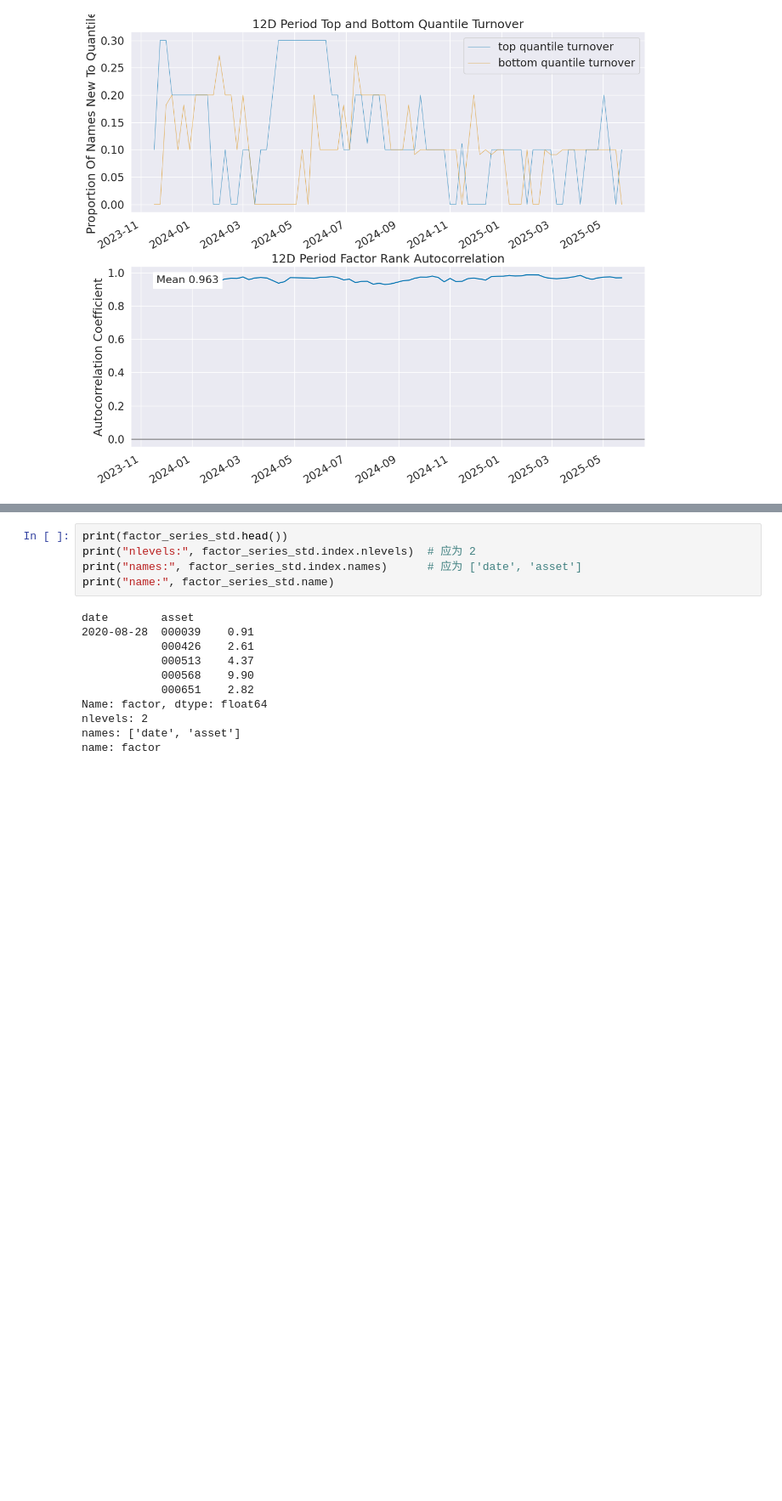
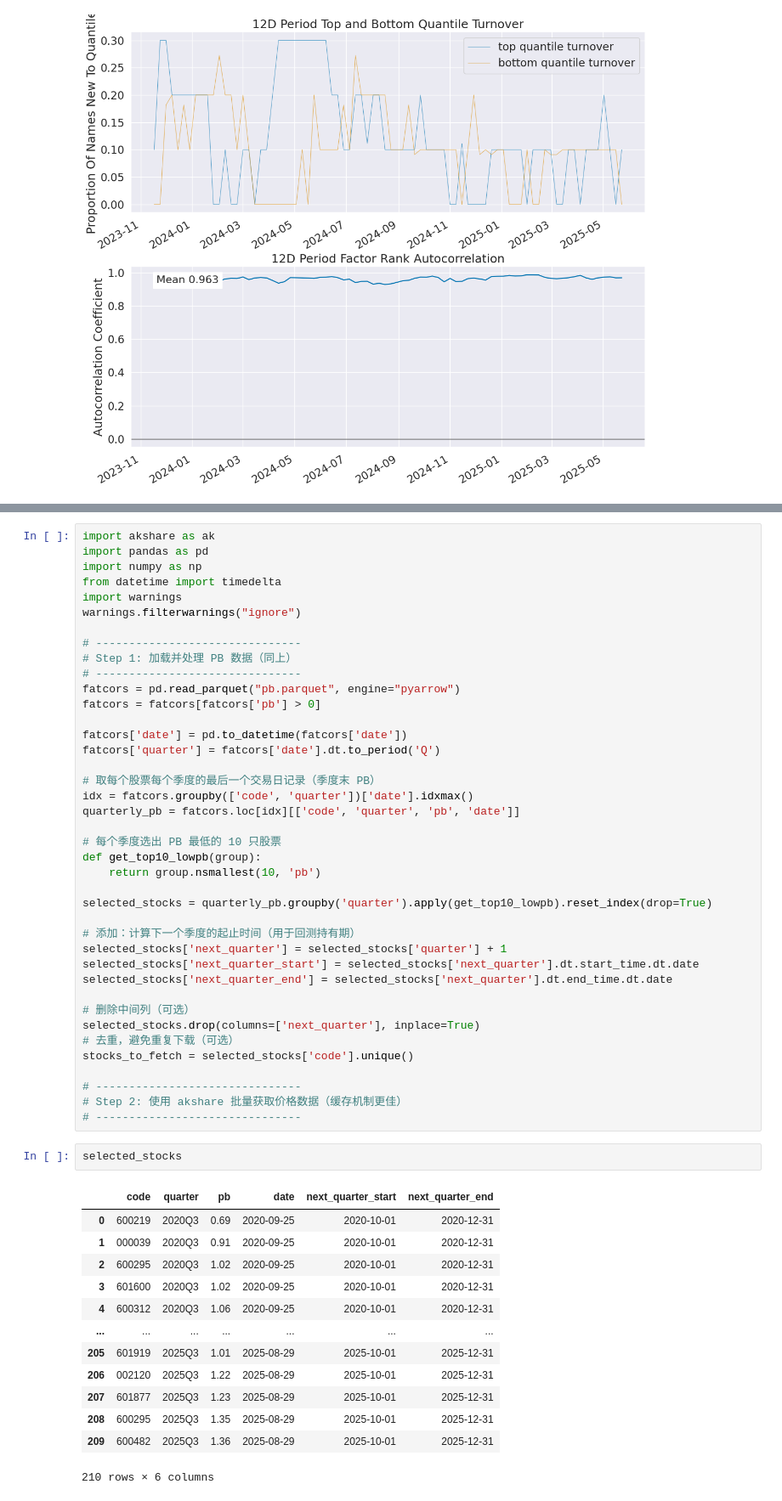
Before and after one commit to le0l1/quant-store, a Jupyter notebook: strategy/low-market-value.ipynb, the cells around one changed output, grey strips where cells are left out. Shown at 85% size. Drawn from its saved outputs; the diff is of its cells as text; blank space fills up the shorter version.

```diff
--- a/strategy/low-market-value.ipynb
+++ b/strategy/low-market-value.ipynb
@@ -292,16 +313,56 @@ Turnover Analysis
 # %%
-print(factor_series_std.head())
-print("nlevels:", factor_series_std.index.nlevels)  # 应为 2
-print("names:", factor_series_std.index.names)      # 应为 ['date', 'asset']
-print("name:", factor_series_std.name)
+import akshare as ak
+import pandas as pd
+import numpy as np
+from datetime import timedelta
+import warnings
+warnings.filterwarnings("ignore")
+
+# -------------------------------
+# Step 1: 加载并处理 PB 数据（同上）
+# -------------------------------
+fatcors = pd.read_parquet("pb.parquet", engine="pyarrow")
+fatcors = fatcors[fatcors['pb'] > 0]
+
+fatcors['date'] = pd.to_datetime(fatcors['date'])
+fatcors['quarter'] = fatcors['date'].dt.to_period('Q')
+
+# 取每个股票每个季度的最后一个交易日记录（季度末 PB）
+idx = fatcors.groupby(['code', 'quarter'])['date'].idxmax()
+quarterly_pb = fatcors.loc[idx][['code', 'quarter', 'pb', 'date']]
+
+# 每个季度选出 PB 最低的 10 只股票
+def get_top10_lowpb(group):
+    return group.nsmallest(10, 'pb')
+
+selected_stocks = quarterly_pb.groupby('quarter').apply(get_top10_lowpb).reset_index(drop=True)
+
+# 添加：计算下一个季度的起止时间（用于回测持有期）
+selected_stocks['next_quarter'] = selected_stocks['quarter'] + 1
+selected_stocks['next_quarter_start'] = selected_stocks['next_quarter'].dt.start_time.dt.date
+selected_stocks['next_quarter_end'] = selected_stocks['next_quarter'].dt.end_time.dt.date
+
+# 删除中间列（可选）
+selected_stocks.drop(columns=['next_quarter'], inplace=True)
+# 去重，避免重复下载（可选）
+stocks_to_fetch = selected_stocks['code'].unique()
+
+# -------------------------------
+# Step 2: 使用 akshare 批量获取价格数据（缓存机制更佳）
+# -------------------------------
-# %% [output]
-date        asset
-2020-08-28  000039    0.91
-            000426    2.61
-            000513    4.37
-            000568    9.90
-            000651    2.82
-Name: factor, dtype: float64
-nlevels: 2
-names: ['date', 'asset']
-name: factor
+# %%
+selected_stocks
+# %% [output]
+|  | code | quarter | pb | date | next_quarter_start | next_quarter_end |
+| 0 | 600219 | 2020Q3 | 0.69 | 2020-09-25 | 2020-10-01 | 2020-12-31 |
+| 1 | 000039 | 2020Q3 | 0.91 | 2020-09-25 | 2020-10-01 | 2020-12-31 |
+| 2 | 600295 | 2020Q3 | 1.02 | 2020-09-25 | 2020-10-01 | 2020-12-31 |
+| 3 | 601600 | 2020Q3 | 1.02 | 2020-09-25 | 2020-10-01 | 2020-12-31 |
+| 4 | 600312 | 2020Q3 | 1.06 | 2020-09-25 | 2020-10-01 | 2020-12-31 |
+| ... | ... | ... | ... | ... | ... | ... |
+| 205 | 601919 | 2025Q3 | 1.01 | 2025-08-29 | 2025-10-01 | 2025-12-31 |
+| 206 | 002120 | 2025Q3 | 1.22 | 2025-08-29 | 2025-10-01 | 2025-12-31 |
+| 207 | 601877 | 2025Q3 | 1.23 | 2025-08-29 | 2025-10-01 | 2025-12-31 |
+| 208 | 600295 | 2025Q3 | 1.35 | 2025-08-29 | 2025-10-01 | 2025-12-31 |
+| 209 | 600482 | 2025Q3 | 1.36 | 2025-08-29 | 2025-10-01 | 2025-12-31 |
+210 rows × 6 columns
```
Also changed, not shown: parts of 9 cells of this notebook, 1 other file.
